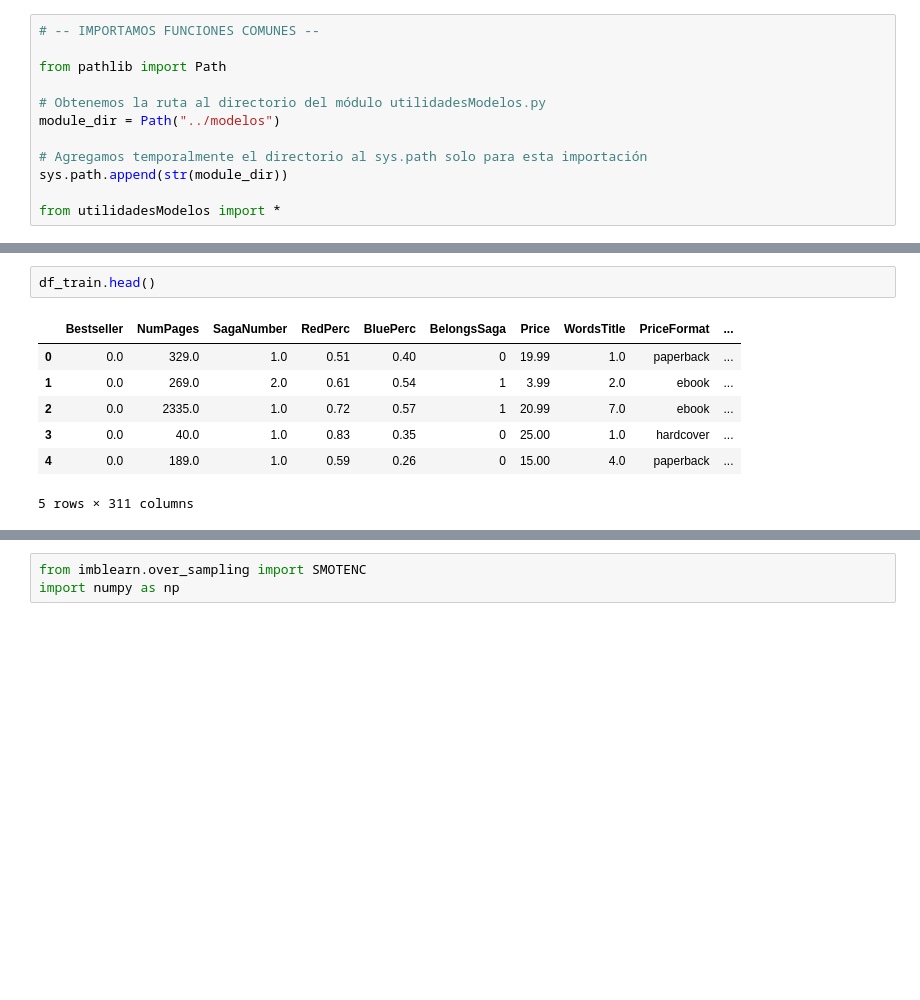
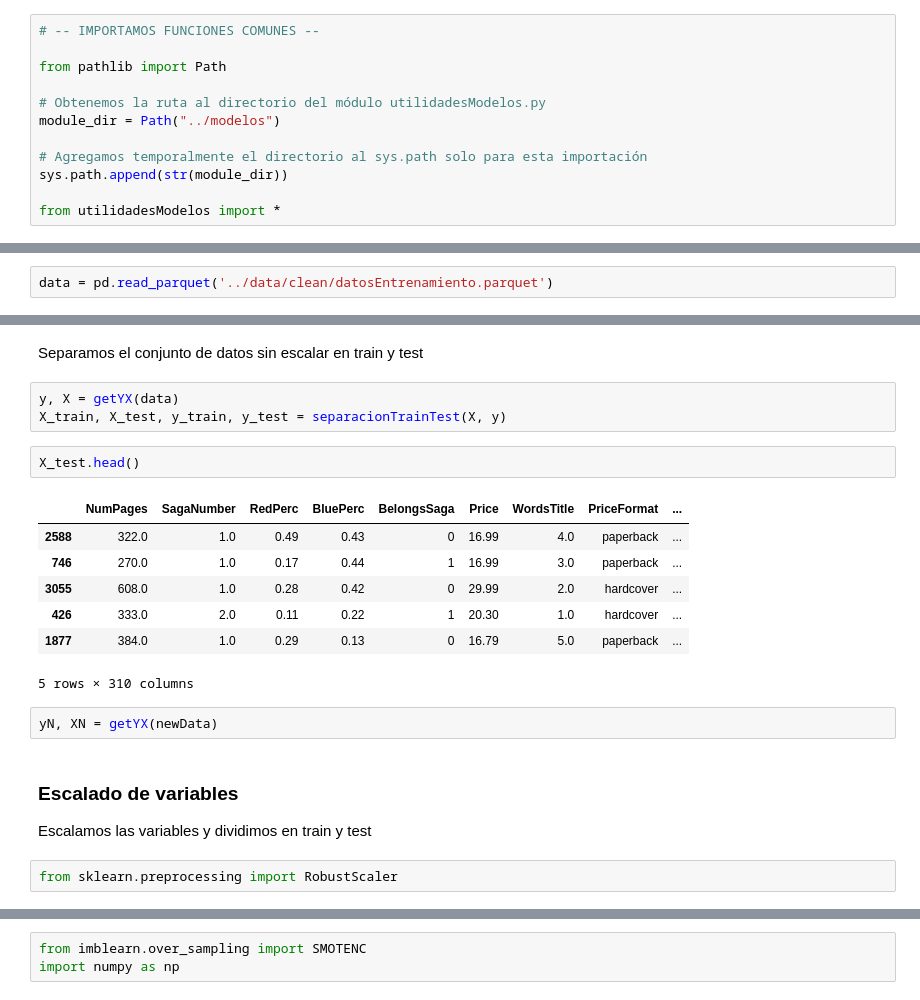
Before and after one commit to MMCCJJ/NOVELLA, a Jupyter notebook: evaluacion/evaluacionModeloFinal.ipynb, the cells around one changed output, grey strips where cells are left out. Saved outputs shown, nothing was run; the diff lists cells and outputs as text; blank space fills up the shorter version.

```diff
--- a/evaluacion/evaluacionModeloFinal.ipynb
+++ b/evaluacion/evaluacionModeloFinal.ipynb
@@ -34,0 +51,2 @@ from utilidadesModelos import *
+# %%
+data = pd.read_parquet('../data/clean/datosEntrenamiento.parquet')
@@ -38,10 +87,22 @@ df_test = pd.read_csv("test_FINAL_EVALUACION.csv", index_col = 0)
+# %% [markdown]
+Separamos el conjunto de datos sin escalar en train y test
+# %%
+y, X = getYX(data)
+X_train, X_test, y_train, y_test = separacionTrainTest(X, y)
 # %%
-df_train.head()
+X_test.head()
 # %% [output]
-|  | Bestseller | NumPages | SagaNumber | RedPerc | BluePerc | BelongsSaga | Price | WordsTitle | PriceFormat | ... |
-| 0 | 0.0 | 329.0 | 1.0 | 0.51 | 0.40 | 0 | 19.99 | 1.0 | paperback | ... |
-| 1 | 0.0 | 269.0 | 2.0 | 0.61 | 0.54 | 1 | 3.99 | 2.0 | ebook | ... |
-| 2 | 0.0 | 2335.0 | 1.0 | 0.72 | 0.57 | 1 | 20.99 | 7.0 | ebook | ... |
-| 3 | 0.0 | 40.0 | 1.0 | 0.83 | 0.35 | 0 | 25.00 | 1.0 | hardcover | ... |
-| 4 | 0.0 | 189.0 | 1.0 | 0.59 | 0.26 | 0 | 15.00 | 4.0 | paperback | ... |
+|  | NumPages | SagaNumber | RedPerc | BluePerc | BelongsSaga | Price | WordsTitle | PriceFormat | ... |
+| 2588 | 322.0 | 1.0 | 0.49 | 0.43 | 0 | 16.99 | 4.0 | paperback | ... |
+| 746 | 270.0 | 1.0 | 0.17 | 0.44 | 1 | 16.99 | 3.0 | paperback | ... |
+| 3055 | 608.0 | 1.0 | 0.28 | 0.42 | 0 | 29.99 | 2.0 | hardcover | ... |
+| 426 | 333.0 | 2.0 | 0.11 | 0.22 | 1 | 20.30 | 1.0 | hardcover | ... |
+| 1877 | 384.0 | 1.0 | 0.29 | 0.13 | 0 | 16.79 | 5.0 | paperback | ... |
-5 rows × 311 columns
+5 rows × 310 columns
+# %%
+yN, XN = getYX(newData)
+# %% [markdown]
+### Escalado de variables
+Escalamos las variables y dividimos en train y test
+# %%
+from sklearn.preprocessing import RobustScaler
```
Also changed, not shown: parts of 92 cells of this notebook.
